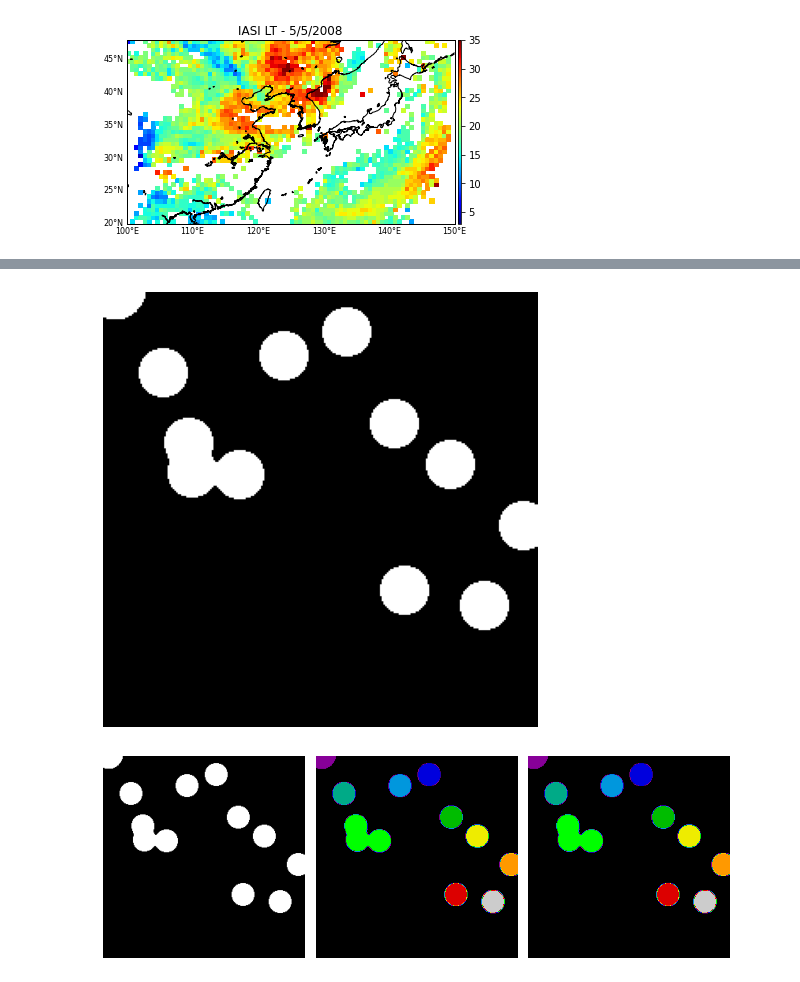
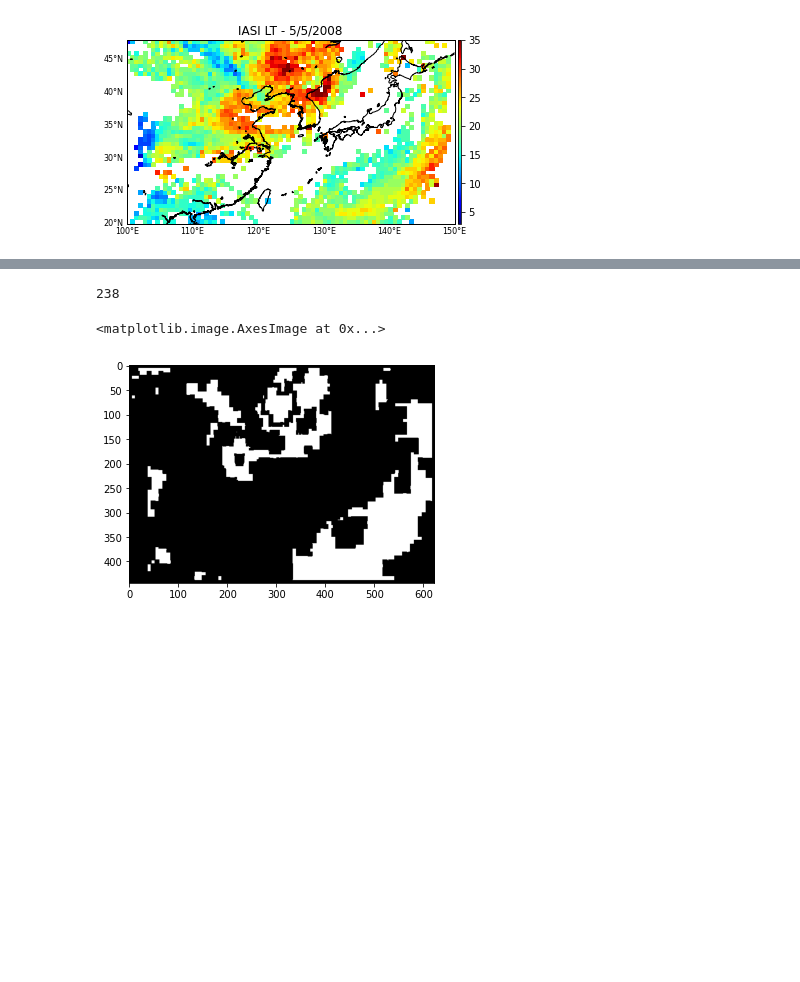
Before and after one commit to kmiloarguello/ozone-pollution, a Jupyter notebook: main.ipynb, the cells around one changed output, grey strips where cells are left out. Cells and saved outputs as stored; diff of their text form; code cells hidden in the pictures; blank space fills up the shorter version.

```diff
--- a/main.ipynb
+++ b/main.ipynb
@@ -1150,36 +1044,37 @@ connected_component_label("test_01.png")
-# %%
-from skimage import measure
-from skimage import filters
-
-n = 12
-l = 256
-np.random.seed(1)
-im = np.zeros((l, l))
-points = l * np.random.random((2, n ** 1))
-im[(points[0]).astype(np.int), (points[1]).astype(np.int)] = 1
-im = filters.gaussian(im, sigma= l / (4. * n))
-blobs = im > 0.7 * im.mean()
-
-all_labels = measure.label(blobs)
-blobs_labels = measure.label(blobs, background=0)
-
-fig, ax = plt.subplots(1,1, figsize=(11,8))
-ax.imshow(blobs, cmap="gray")
-ax.axis("off")
-
-plt.figure(figsize=(9, 3.5))
-plt.subplot(131)
-plt.imshow(blobs,cmap="gray")
-plt.axis('off')
-plt.subplot(132)
-plt.imshow(all_labels, cmap='nipy_spectral')
-plt.axis('off')
-plt.subplot(133)
-plt.imshow(blobs_labels, cmap='nipy_spectral')
-plt.axis('off')
-
-plt.tight_layout()
-plt.show()
-# %% [output]
-[figure, removed]
-[figure, removed]
+# %%
+#test_img = io.imread("regions-mser.png")
+
+test_img = io.imread("regions1.jpg")
+test_img = cv2.cvtColor(test_img, cv2.COLOR_RGB2GRAY)
+
+test_img = cv2.copyMakeBorder(test_img, 5, 5, 5,5, cv2.BORDER_CONSTANT, value=(0,0,0))
+
+print(test_img.max())
+
+
+#thresh = 200
+#img_binary = cv2.threshold(test_img, thresh, 255, cv2.THRESH_OTSU)[1]
+#kernel = np.ones((3,3), np.uint8)
+#img_binary  = cv2.morphologyEx(img_binary, cv2.MORPH_OPEN, kernel)
+#img_binary = cv2.erode(img_binary, kernel, iterations=1)
+
+black_image = np.zeros(test_img.shape, np.uint8)
+
+black_image[test_img == 154] = 1
+black_image[test_img == 233] = 1
+black_image[test_img == 195] = 1
+black_image[test_img == 87] = 1
+black_image[test_img == 108] = 1
+black_image[test_img == 123] = 1
+
+kernel = np.ones((3,3), np.uint8)
+black_image  = cv2.morphologyEx(black_image, cv2.MORPH_OPEN, kernel)
+black_image  = cv2.morphologyEx(black_image, cv2.MORPH_CLOSE, kernel)
+black_image  = cv2.morphologyEx(black_image, cv2.MORPH_ERODE, kernel)
+
+fig0, ax0 = plt.subplots(1,1)
+ax0.imshow(black_image, cmap="gray")
+# %% [output]
+238
+<matplotlib.image.AxesImage at 0x...>
+[figure, added]
```
Also changed, not shown: parts of 15 cells of this notebook.
